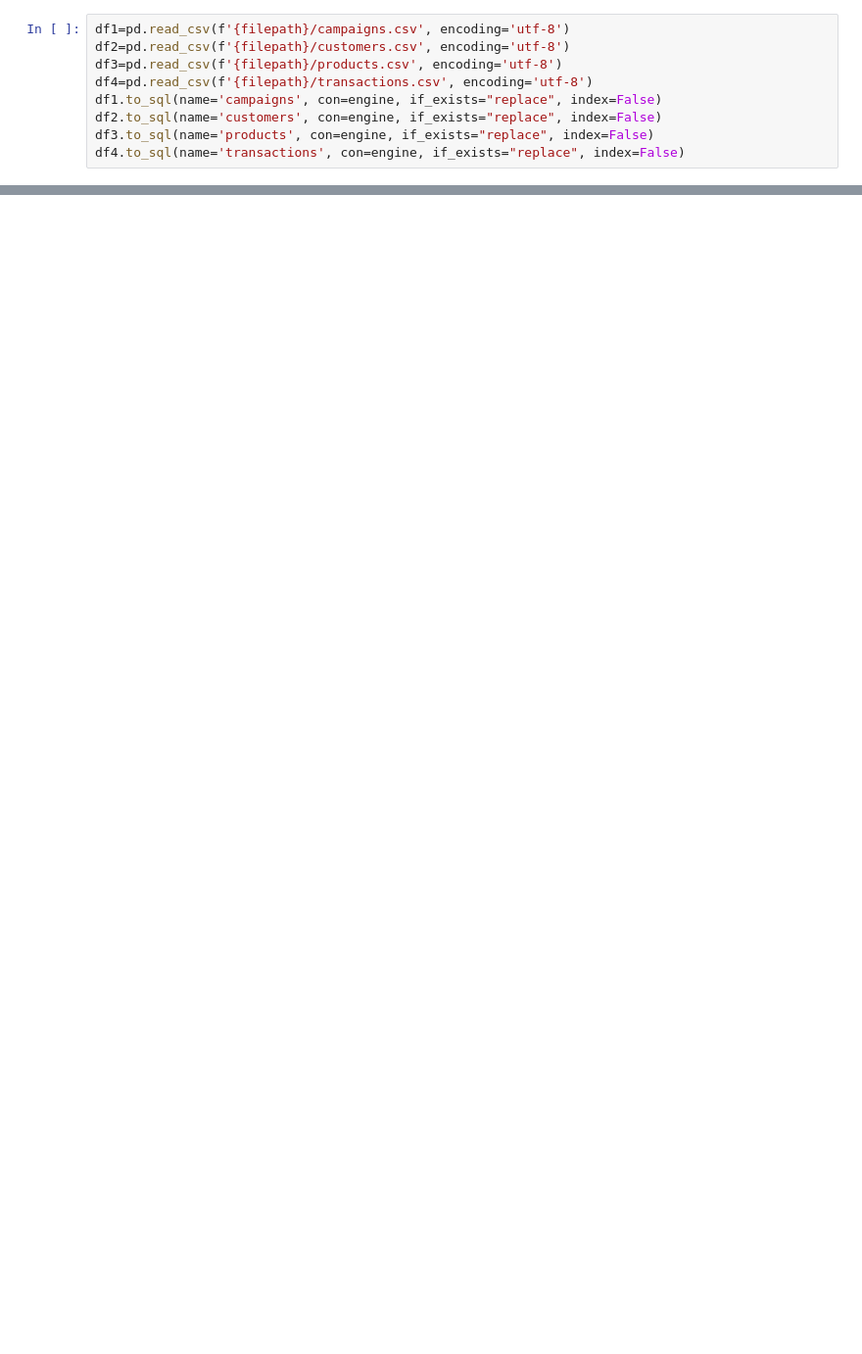
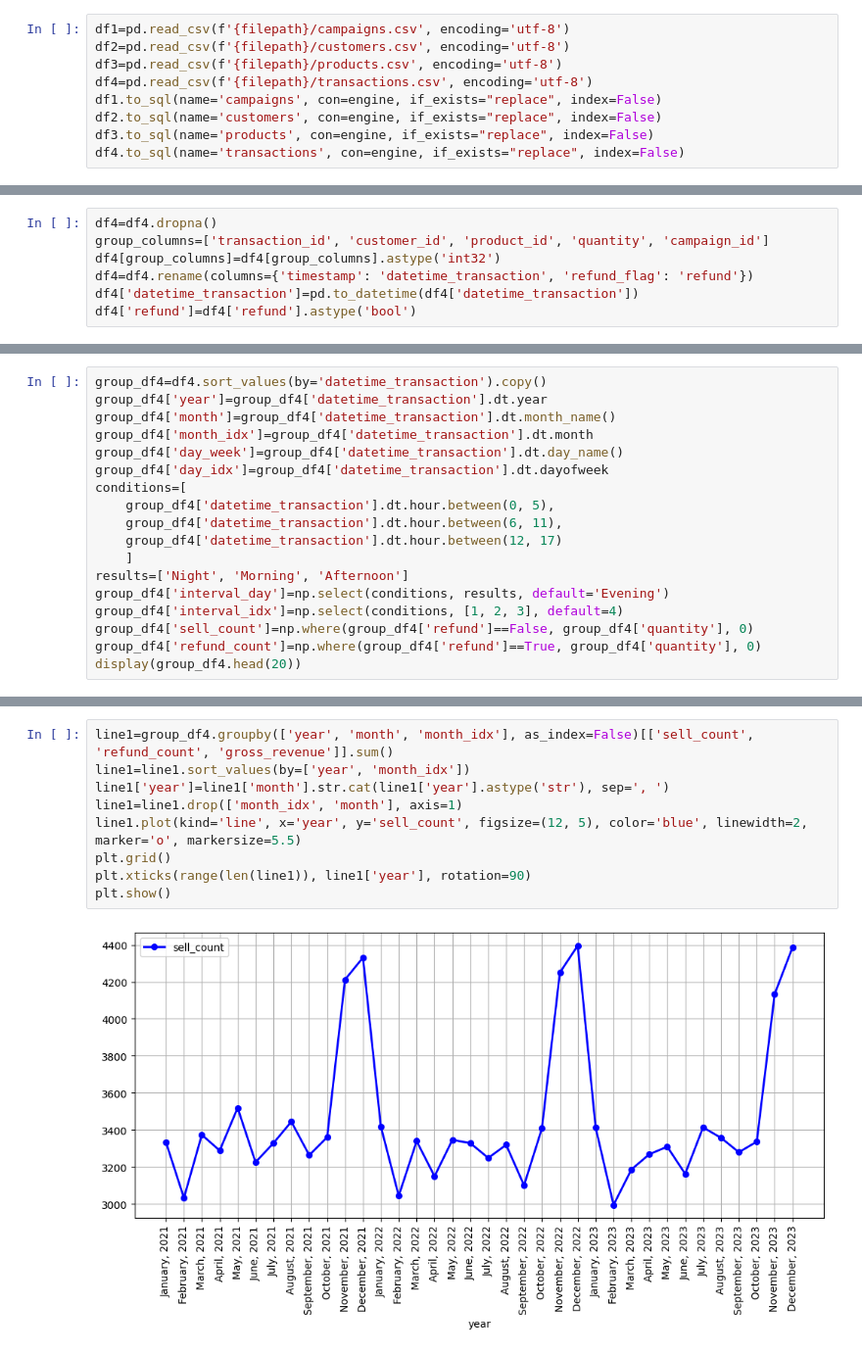
Before and after one commit to abdyrahym-begenjov/kaggle-data-analysis, a Jupyter notebook: Marketing & E-Commerce/e-commerce.ipynb, the cells around one changed output, grey strips where cells are left out. Shown at 98% size. Drawn from its saved outputs; the diff is of its cells as text; blank space fills up the shorter version.

```diff
--- a/Marketing & E-Commerce/e-commerce.ipynb
+++ b/Marketing & E-Commerce/e-commerce.ipynb
@@ -30,0 +511,7 @@ for n, i in enumerate(pd.read_csv(f'{filepath}/events.csv', chunksize=100000, lo
+# %%
+df4=df4.dropna()
+group_columns=['transaction_id', 'customer_id', 'product_id', 'quantity', 'campaign_id']
+df4[group_columns]=df4[group_columns].astype('int32')
+df4=df4.rename(columns={'timestamp': 'datetime_transaction', 'refund_flag': 'refund'})
+df4['datetime_transaction']=pd.to_datetime(df4['datetime_transaction'])
+df4['refund']=df4['refund'].astype('bool')
@@ -30,0 +565,18 @@ for n, i in enumerate(pd.read_csv(f'{filepath}/events.csv', chunksize=100000, lo
+# %%
+group_df4=df4.sort_values(by='datetime_transaction').copy()
+group_df4['year']=group_df4['datetime_transaction'].dt.year
+group_df4['month']=group_df4['datetime_transaction'].dt.month_name()
+group_df4['month_idx']=group_df4['datetime_transaction'].dt.month
+group_df4['day_week']=group_df4['datetime_transaction'].dt.day_name()
+group_df4['day_idx']=group_df4['datetime_transaction'].dt.dayofweek
+conditions=[
+    group_df4['datetime_transaction'].dt.hour.between(0, 5),
+    group_df4['datetime_transaction'].dt.hour.between(6, 11),
+    group_df4['datetime_transaction'].dt.hour.between(12, 17)
+    ]
+results=['Night', 'Morning', 'Afternoon']
+group_df4['interval_day']=np.select(conditions, results, default='Evening')
+group_df4['interval_idx']=np.select(conditions, [1, 2, 3], default=4)
+group_df4['sell_count']=np.where(group_df4['refund']==False, group_df4['quantity'], 0)
+group_df4['refund_count']=np.where(group_df4['refund']==True, group_df4['quantity'], 0)
+display(group_df4.head(20))
@@ -30,0 +652,11 @@ for n, i in enumerate(pd.read_csv(f'{filepath}/events.csv', chunksize=100000, lo
+# %%
+line1=group_df4.groupby(['year', 'month', 'month_idx'], as_index=False)[['sell_count', 'refund_count', 'gross_revenue']].sum()
+line1=line1.sort_values(by=['year', 'month_idx'])
+line1['year']=line1['month'].str.cat(line1['year'].astype('str'), sep=', ')
+line1=line1.drop(['month_idx', 'month'], axis=1)
+line1.plot(kind='line', x='year', y='sell_count', figsize=(12, 5), color='blue', linewidth=2, marker='o', markersize=5.5)
+plt.grid()
+plt.xticks(range(len(line1)), line1['year'], rotation=90)
+plt.show()
+# %% [output]
+[figure, added]
```
Also changed, not shown: parts of 34 cells of this notebook.
